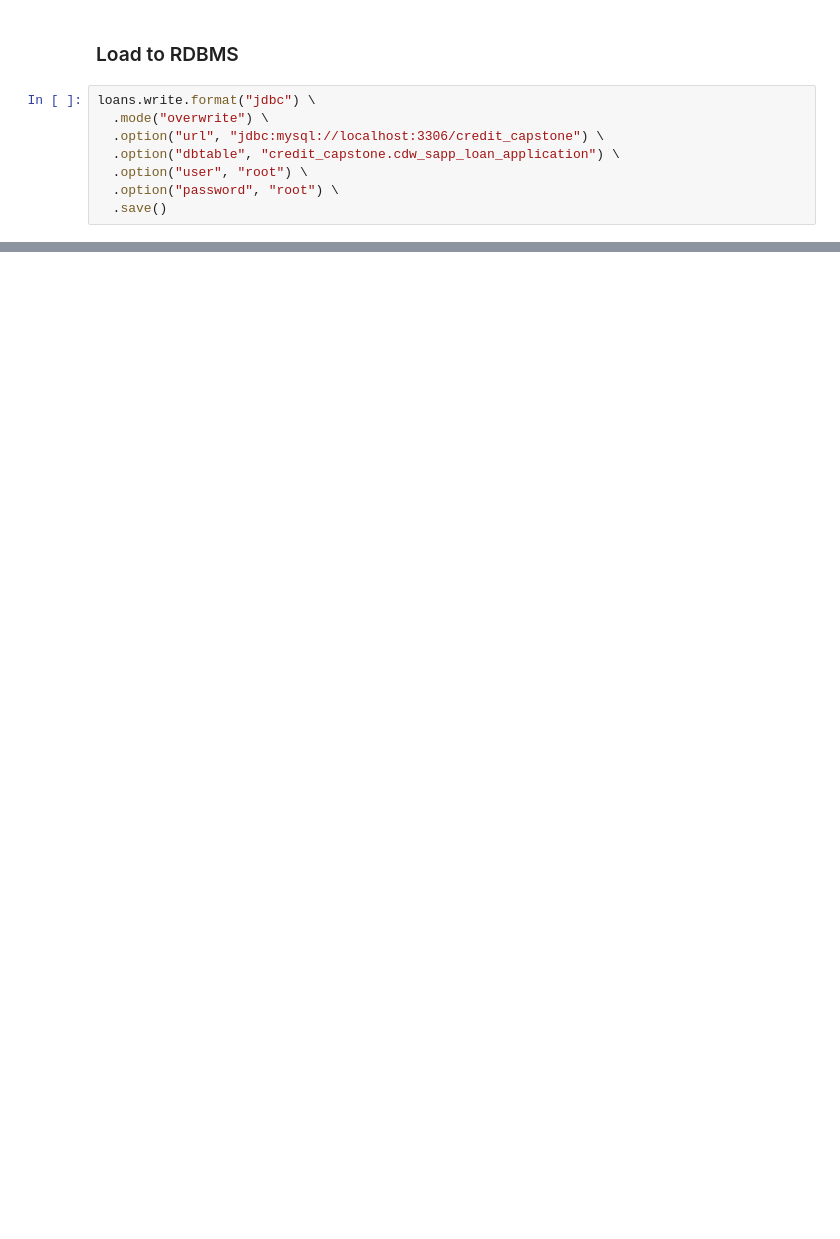
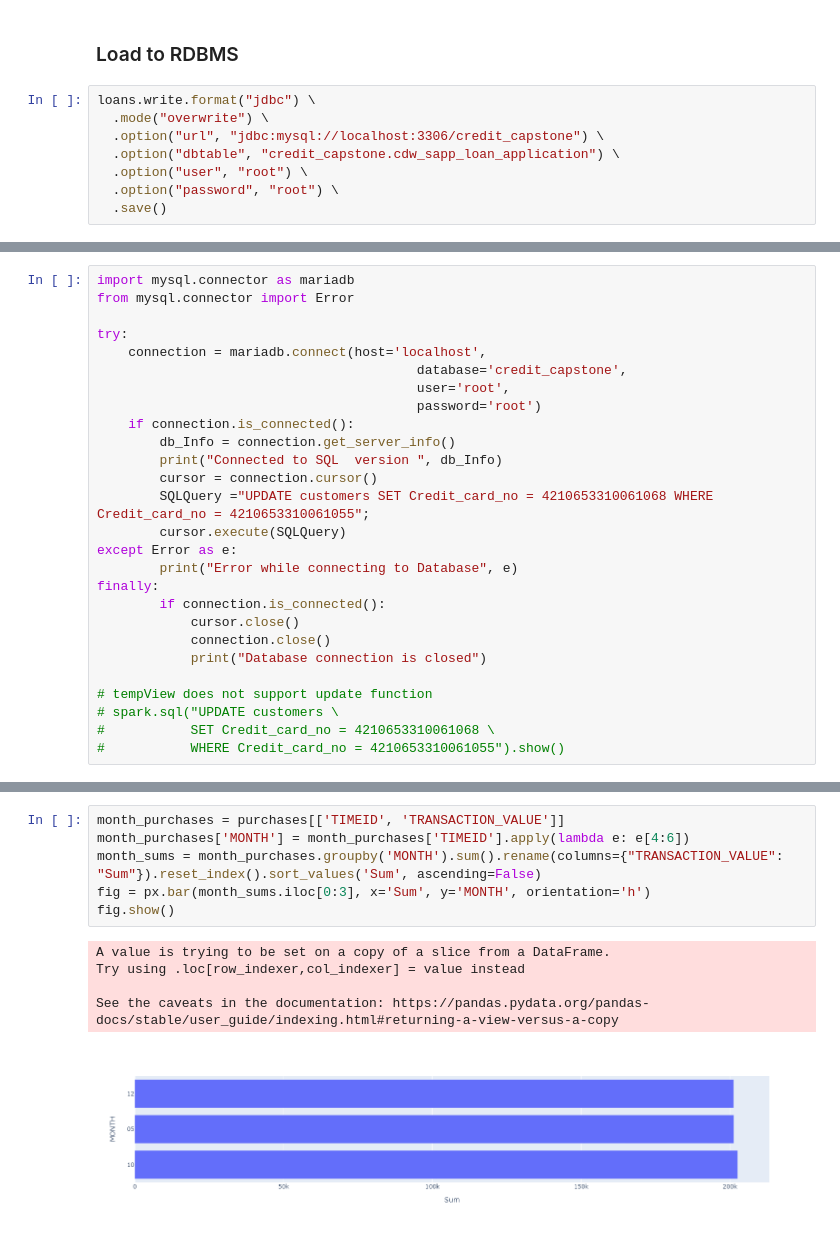
Before and after one commit to aqthai/credit_card_data_visualization, a Jupyter notebook: index.ipynb, the cells around one changed output, grey strips where cells are left out. Drawn from its saved outputs; the diff is of its cells as text; blank space fills up the shorter version.

```diff
--- a/index.ipynb
+++ b/index.ipynb
@@ -101,0 +122,27 @@ loans.write.format("jdbc") \
+# %%
+import mysql.connector as mariadb
+from mysql.connector import Error
+
+try:
+    connection = mariadb.connect(host='localhost',
+                                         database='credit_capstone',
+                                         user='root',
+                                         password='root')
+    if connection.is_connected():
+        db_Info = connection.get_server_info()
+        print("Connected to SQL  version ", db_Info)
+        cursor = connection.cursor()
+        SQLQuery ="UPDATE customers SET Credit_card_no = 4210653310061068 WHERE Credit_card_no = 4210653310061055";
+        cursor.execute(SQLQuery)
+except Error as e:
+        print("Error while connecting to Database", e)
+finally:
+        if connection.is_connected():
+            cursor.close()
+            connection.close()
+            print("Database connection is closed")
+
+# tempView does not support update function
+# spark.sql("UPDATE customers \
+#           SET Credit_card_no = 4210653310061068 \
+#           WHERE Credit_card_no = 4210653310061055").show()
@@ -101,0 +228,12 @@ loans.write.format("jdbc") \
+# %%
+month_purchases = purchases[['TIMEID', 'TRANSACTION_VALUE']]
+month_purchases['MONTH'] = month_purchases['TIMEID'].apply(lambda e: e[4:6])
+month_sums = month_purchases.groupby('MONTH').sum().rename(columns={"TRANSACTION_VALUE": "Sum"}).reset_index().sort_values('Sum', ascending=False)
+fig = px.bar(month_sums.iloc[0:3], x='Sum', y='MONTH', orientation='h')
+fig.show()
+# %% [output]
+A value is trying to be set on a copy of a slice from a DataFrame.
+Try using .loc[row_indexer,col_indexer] = value instead
+
+See the caveats in the documentation: https://pandas.pydata.org/pandas-docs/stable/user_guide/indexing.html#returning-a-view-versus-a-copy
+[figure, added]
```
Also changed, not shown: parts of 16 cells of this notebook, 1 other file.
